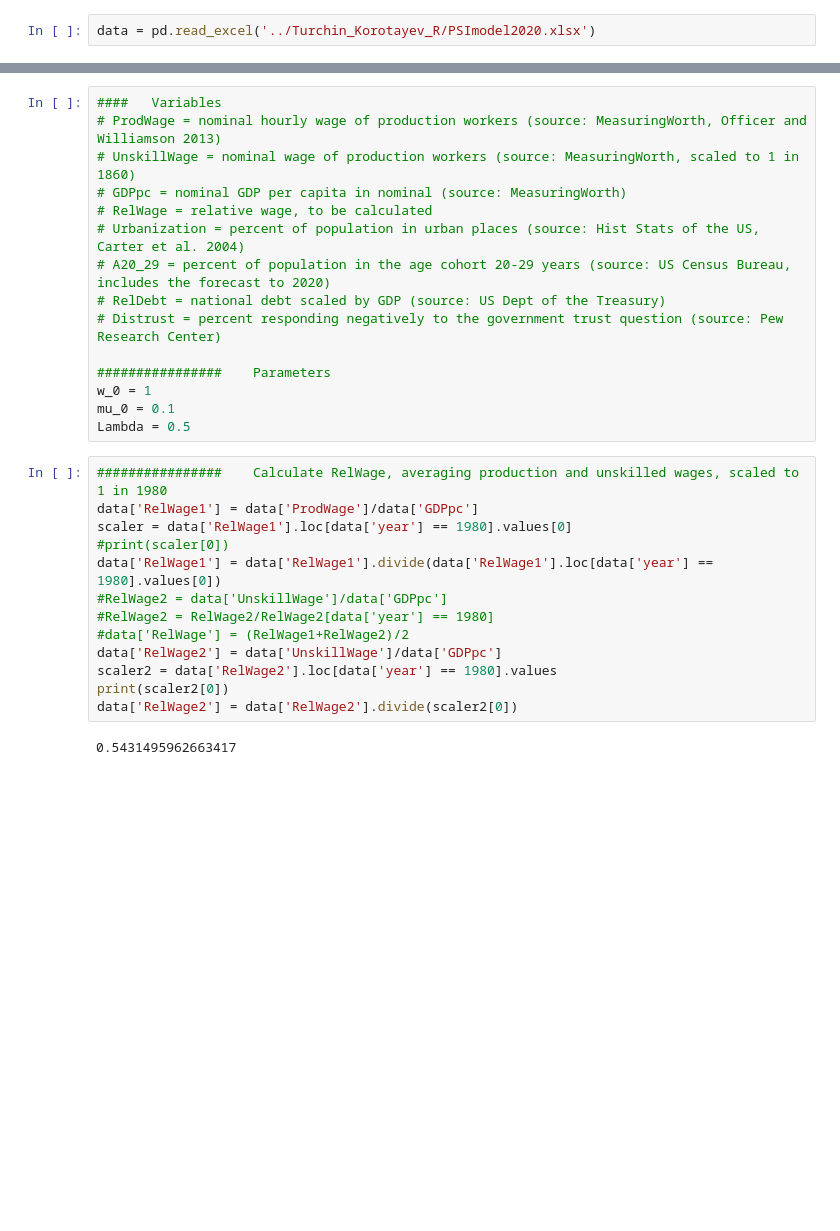
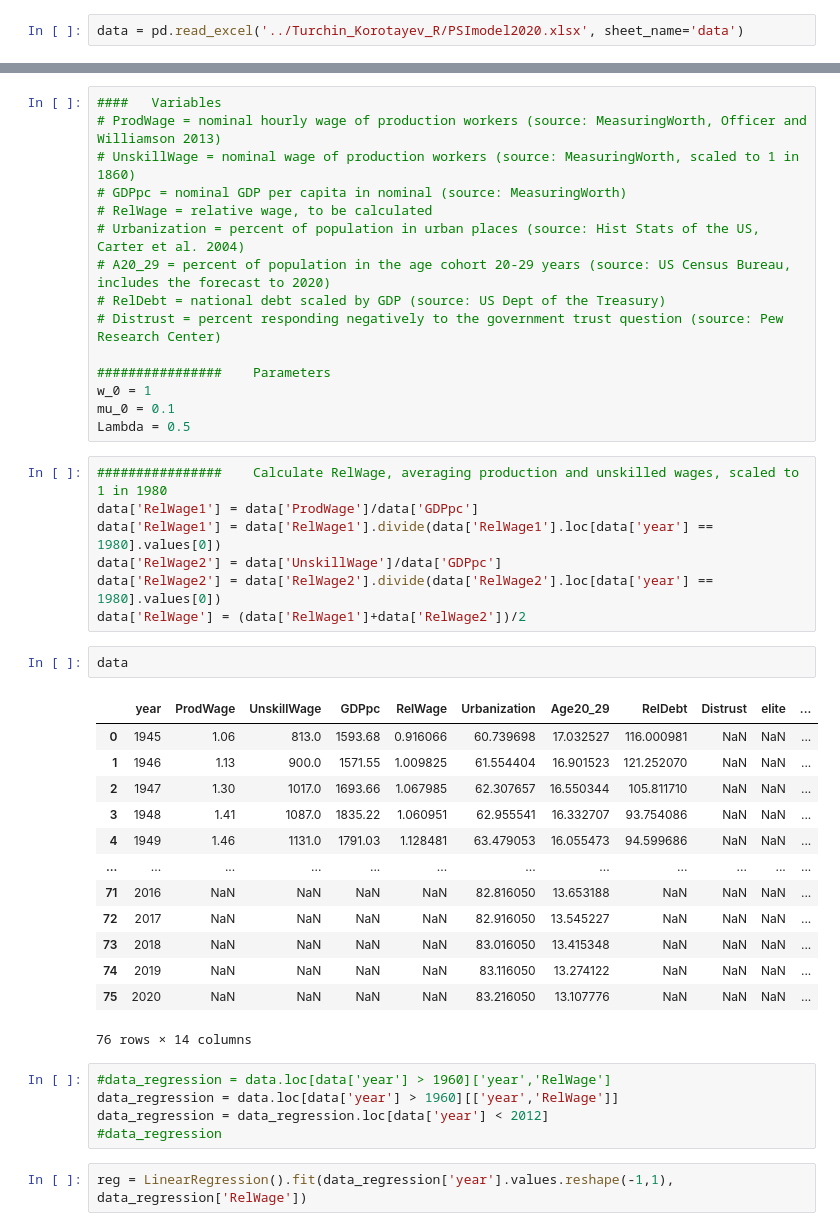
Before and after one commit to RichardScottOZ/Cliodynamics, a Jupyter notebook: notebooks/USA_PSI.ipynb, the cells around one changed output, grey strips where cells are left out. Cells and saved outputs as stored; diff of their text form; blank space fills up the shorter version.

```diff
--- a/notebooks/USA_PSI.ipynb
+++ b/notebooks/USA_PSI.ipynb
@@ -4,7 +4,7 @@ import numpy as np
 import matplotlib.pyplot as plt
 from sklearn.linear_model import LinearRegression
 # %%
-data = pd.read_excel('../Turchin_Korotayev_R/PSImodel2020.xlsx')
+data = pd.read_excel('../Turchin_Korotayev_R/PSImodel2020.xlsx', sheet_name='data')
 # %%
 data
 # %% [output]
@@ -39,15 +39,30 @@ Lambda = 0.5
 # %%
 ################    Calculate RelWage, averaging production and unskilled wages, scaled to 1 in 1980
 data['RelWage1'] = data['ProdWage']/data['GDPpc']
-scaler = data['RelWage1'].loc[data['year'] == 1980].values[0]
-#print(scaler[0])
 data['RelWage1'] = data['RelWage1'].divide(data['RelWage1'].loc[data['year'] == 1980].values[0])
-#RelWage2 = data['UnskillWage']/data['GDPpc']
-#RelWage2 = RelWage2/RelWage2[data['year'] == 1980]
-#data['RelWage'] = (RelWage1+RelWage2)/2
 data['RelWage2'] = data['UnskillWage']/data['GDPpc']
-scaler2 = data['RelWage2'].loc[data['year'] == 1980].values
-print(scaler2[0])
-data['RelWage2'] = data['RelWage2'].divide(scaler2[0])
+data['RelWage2'] = data['RelWage2'].divide(data['RelWage2'].loc[data['year'] == 1980].values[0])
+data['RelWage'] = (data['RelWage1']+data['RelWage2'])/2
-# %% [output]
-0.5431495962663417
+# %%
+data
+# %% [output]
+|  | year | ProdWage | UnskillWage | GDPpc | RelWage | Urbanization | Age20_29 | RelDebt | Distrust | elite | ... |
+| 0 | 1945 | 1.06 | 813.0 | 1593.68 | 0.916066 | 60.739698 | 17.032527 | 116.000981 | NaN | NaN | ... |
+| 1 | 1946 | 1.13 | 900.0 | 1571.55 | 1.009825 | 61.554404 | 16.901523 | 121.252070 | NaN | NaN | ... |
+| 2 | 1947 | 1.30 | 1017.0 | 1693.66 | 1.067985 | 62.307657 | 16.550344 | 105.811710 | NaN | NaN | ... |
+| 3 | 1948 | 1.41 | 1087.0 | 1835.22 | 1.060951 | 62.955541 | 16.332707 | 93.754086 | NaN | NaN | ... |
+| 4 | 1949 | 1.46 | 1131.0 | 1791.03 | 1.128481 | 63.479053 | 16.055473 | 94.599686 | NaN | NaN | ... |
+| ... | ... | ... | ... | ... | ... | ... | ... | ... | ... | ... | ... |
+| 71 | 2016 | NaN | NaN | NaN | NaN | 82.816050 | 13.653188 | NaN | NaN | NaN | ... |
+| 72 | 2017 | NaN | NaN | NaN | NaN | 82.916050 | 13.545227 | NaN | NaN | NaN | ... |
+| 73 | 2018 | NaN | NaN | NaN | NaN | 83.016050 | 13.415348 | NaN | NaN | NaN | ... |
+| 74 | 2019 | NaN | NaN | NaN | NaN | 83.116050 | 13.274122 | NaN | NaN | NaN | ... |
+| 75 | 2020 | NaN | NaN | NaN | NaN | 83.216050 | 13.107776 | NaN | NaN | NaN | ... |
+76 rows × 14 columns
+# %%
+#data_regression = data.loc[data['year'] > 1960]['year','RelWage']
+data_regression = data.loc[data['year'] > 1960][['year','RelWage']]
+data_regression = data_regression.loc[data['year'] < 2012]
+#data_regression
+# %%
+reg = LinearRegression().fit(data_regression['year'].values.reshape(-1,1), data_regression['RelWage'])
```
Also changed, not shown: parts of 30 cells of this notebook, 1 other file.
